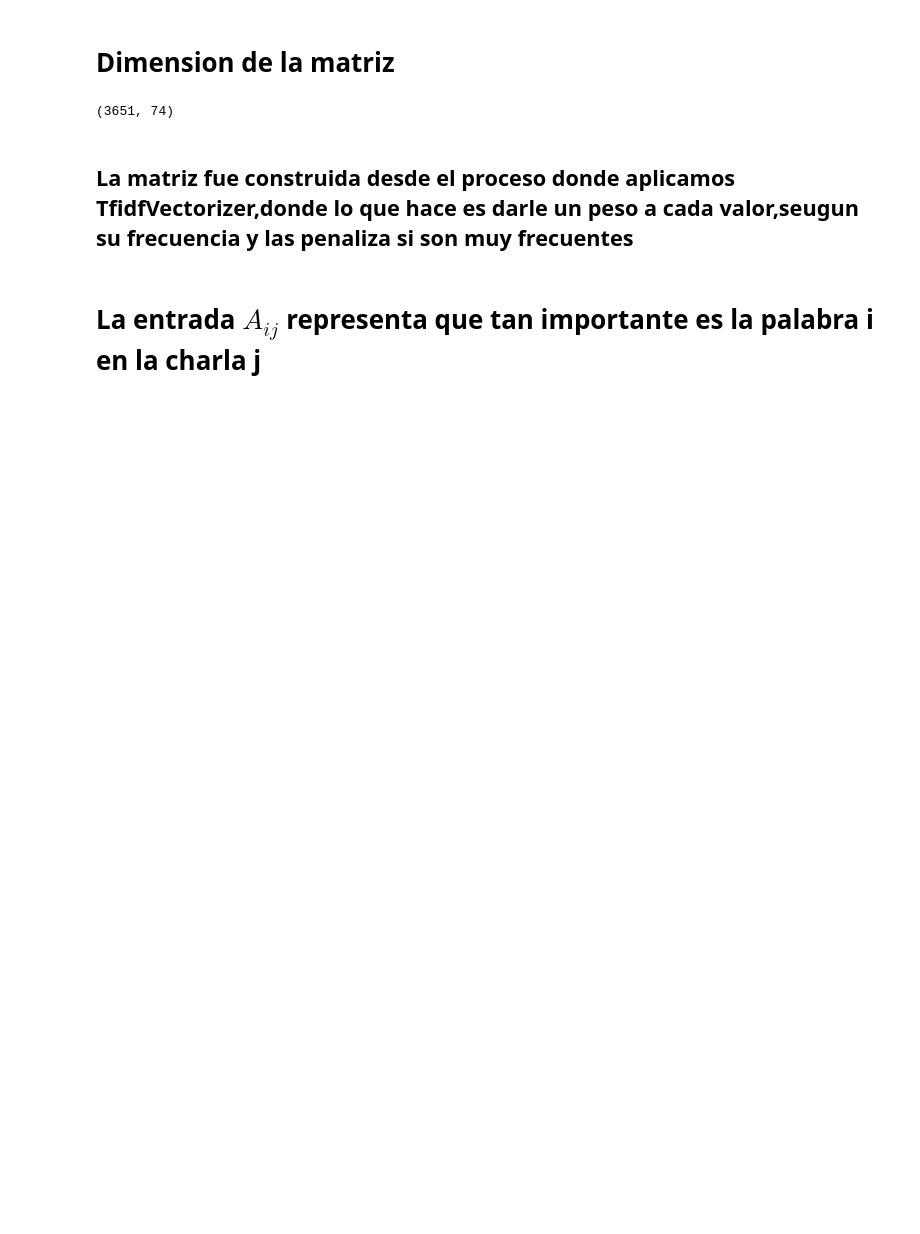
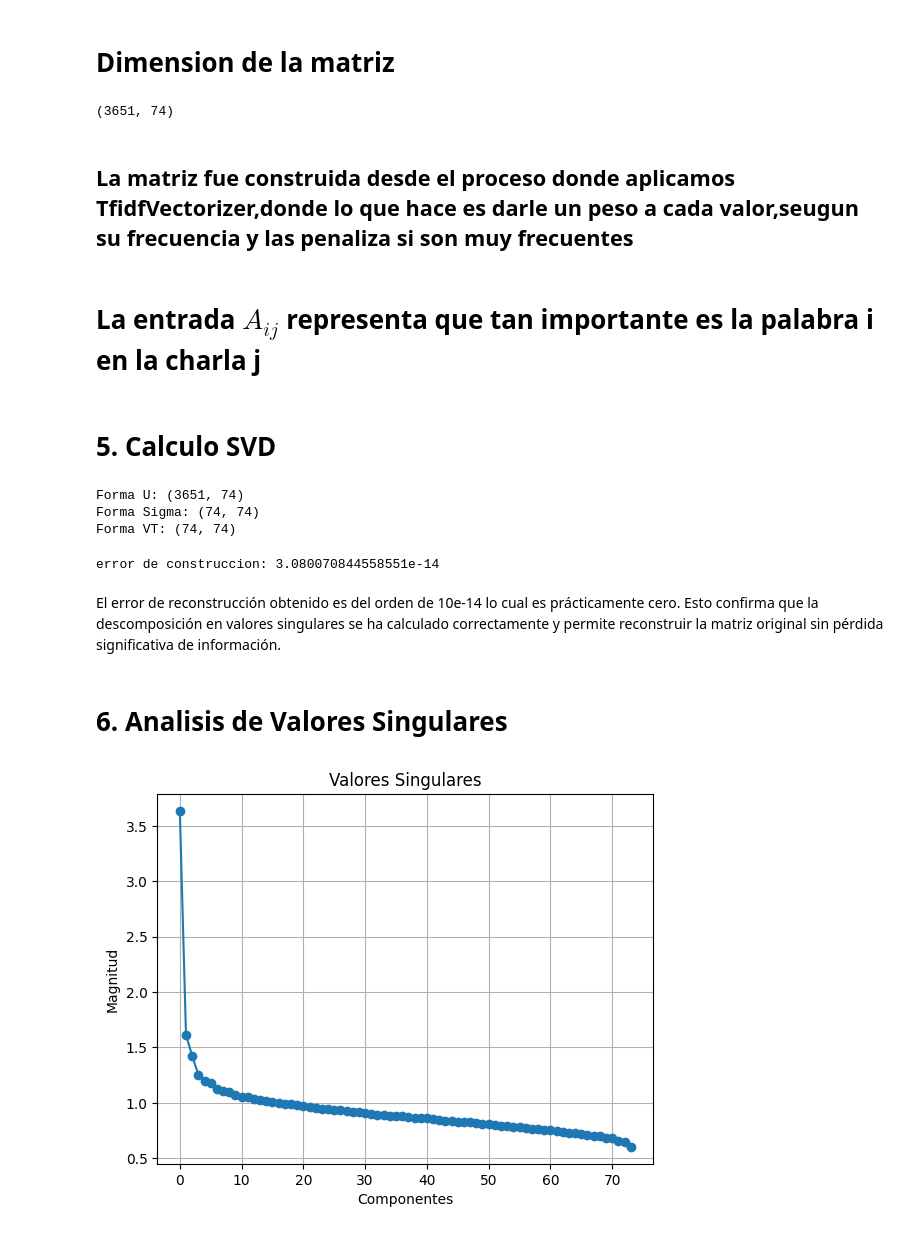
Before and after one commit to erzea1609/Proyectos-Algebra-lineal-avanzada, a Jupyter notebook: Proyecto 1/Proyecto Algebra.ipynb, the cells around one changed output. Cells and saved outputs as stored; diff of their text form; code cells hidden in the pictures; blank space fills up the shorter version.

```diff
--- a/Proyecto 1/Proyecto Algebra.ipynb
+++ b/Proyecto 1/Proyecto Algebra.ipynb
@@ -253,3 +258,37 @@ df.shape
 ## La matriz fue construida desde el proceso donde aplicamos TfidfVectorizer,donde lo que hace es darle un peso a cada valor,seugun su frecuencia y las penaliza si son muy frecuentes
 # %% [markdown]
 # La entrada $A_{ij}$ representa que tan importante es la palabra i en la charla j
+# %% [markdown]
+# 5. Calculo SVD
+# %%
+MF = matriz_final.toarray()
+
+U, s, VT = np.linalg.svd(MF, full_matrices = False)
+Sigma = np.diag(s)
+print ("Forma U:", U.shape)
+print("Forma Sigma:" ,Sigma.shape)
+print("Forma VT:" ,VT.shape)
+# %% [output]
+Forma U: (3651, 74)
+Forma Sigma: (74, 74)
+Forma VT: (74, 74)
+# %%
+#verificamos reconstruccion
+matriz_reconstruida = U @ Sigma @ VT
+print("error de construccion:", np.linalg.norm(MF - matriz_reconstruida))
+# %% [output]
+error de construccion: 3.080070844558551e-14
+# %% [markdown]
+El error de reconstrucción obtenido es del orden de 10e-14 lo cual es prácticamente cero. Esto confirma que la descomposición en valores singulares se ha calculado correctamente y permite reconstruir la matriz original sin pérdida significativa de información.
+# %% [markdown]
+# 6. Analisis de Valores Singulares
+# %%
+plt.figure()
+plt.plot(s, "o-")
+plt.title("Valores Singulares")
+plt.xlabel("Componentes")
+plt.ylabel("Magnitud")
+plt.grid(True)
+plt.show()
+# %% [output]
+[figure, added]
```
Also changed, not shown: parts of 8 cells of this notebook.
